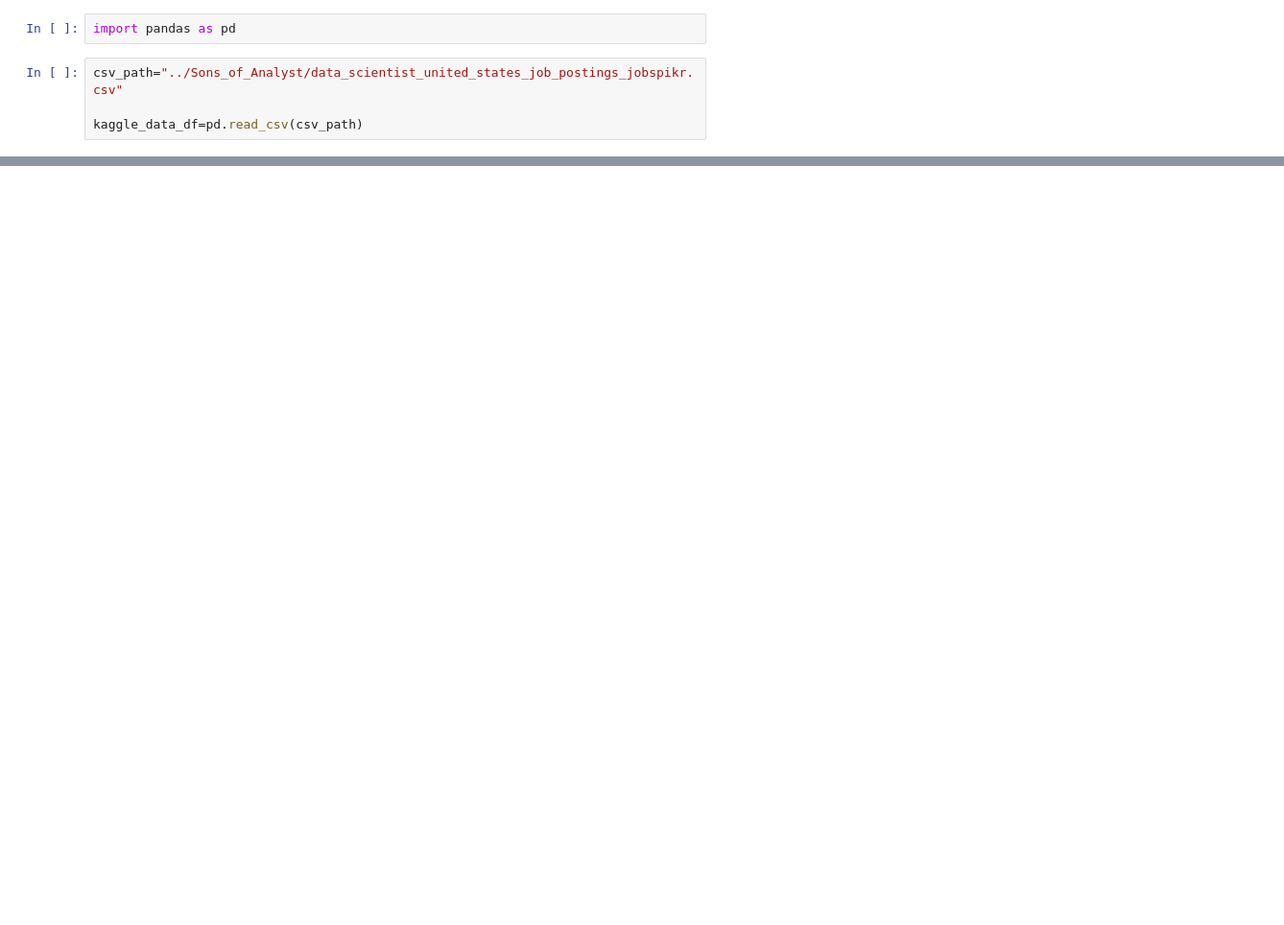
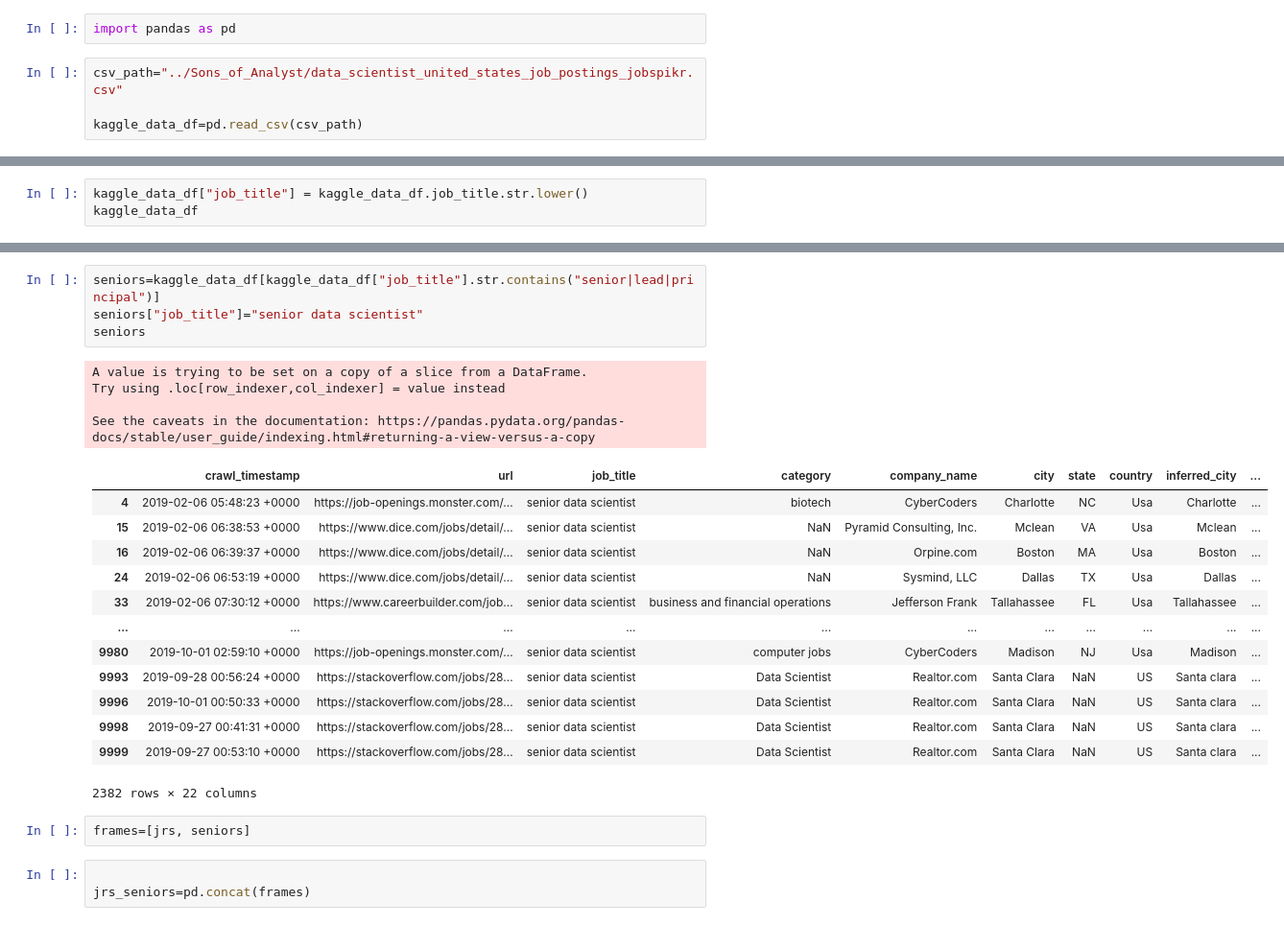
Before and after one commit to Jonsey1696/Sons_of_Analyst, a Jupyter notebook: kaggle_csv_to_df.ipynb, the cells around one changed output, grey strips where cells are left out. Shown: that part at 96% size. Drawn from its saved outputs; the diff is of its cells as text; blank space fills up the shorter version.

```diff
--- a/kaggle_csv_to_df.ipynb
+++ b/kaggle_csv_to_df.ipynb
@@ -16,0 +42,3 @@ kaggle_data_df.head()
+# %%
+kaggle_data_df["job_title"] = kaggle_data_df.job_title.str.lower()
+kaggle_data_df
@@ -16,0 +83,27 @@ kaggle_data_df.head()
+# %%
+seniors=kaggle_data_df[kaggle_data_df["job_title"].str.contains("senior|lead|principal")]
+seniors["job_title"]="senior data scientist"
+seniors
+# %% [output]
+A value is trying to be set on a copy of a slice from a DataFrame.
+Try using .loc[row_indexer,col_indexer] = value instead
+
+See the caveats in the documentation: https://pandas.pydata.org/pandas-docs/stable/user_guide/indexing.html#returning-a-view-versus-a-copy
+|  | crawl_timestamp | url | job_title | category | company_name | city | state | country | inferred_city | ... |
+| 4 | 2019-02-06 05:48:23 +0000 | https://job-openings.monster.com/... | senior data scientist | biotech | CyberCoders | Charlotte | NC | Usa | Charlotte | ... |
+| 15 | 2019-02-06 06:38:53 +0000 | https://www.dice.com/jobs/detail/... | senior data scientist | NaN | Pyramid Consulting, Inc. | Mclean | VA | Usa | Mclean | ... |
+| 16 | 2019-02-06 06:39:37 +0000 | https://www.dice.com/jobs/detail/... | senior data scientist | NaN | Orpine.com | Boston | MA | Usa | Boston | ... |
+| 24 | 2019-02-06 06:53:19 +0000 | https://www.dice.com/jobs/detail/... | senior data scientist | NaN | Sysmind, LLC | Dallas | TX | Usa | Dallas | ... |
+| 33 | 2019-02-06 07:30:12 +0000 | https://www.careerbuilder.com/job... | senior data scientist | business and financial operations | Jefferson Frank | Tallahassee | FL | Usa | Tallahassee | ... |
+| ... | ... | ... | ... | ... | ... | ... | ... | ... | ... | ... |
+| 9980 | 2019-10-01 02:59:10 +0000 | https://job-openings.monster.com/... | senior data scientist | computer jobs | CyberCoders | Madison | NJ | Usa | Madison | ... |
+| 9993 | 2019-09-28 00:56:24 +0000 | https://stackoverflow.com/jobs/28... | senior data scientist | Data Scientist | Realtor.com | Santa Clara | NaN | US | Santa clara | ... |
+| 9996 | 2019-10-01 00:50:33 +0000 | https://stackoverflow.com/jobs/28... | senior data scientist | Data Scientist | Realtor.com | Santa Clara | NaN | US | Santa clara | ... |
+| 9998 | 2019-09-27 00:41:31 +0000 | https://stackoverflow.com/jobs/28... | senior data scientist | Data Scientist | Realtor.com | Santa Clara | NaN | US | Santa clara | ... |
+| 9999 | 2019-09-27 00:53:10 +0000 | https://stackoverflow.com/jobs/28... | senior data scientist | Data Scientist | Realtor.com | Santa Clara | NaN | US | Santa clara | ... |
+2382 rows × 22 columns
+# %%
+frames=[jrs, seniors]
+# %%
+
+jrs_seniors=pd.concat(frames)
```
Also changed, not shown: parts of 22 cells of this notebook, 2 other files.
